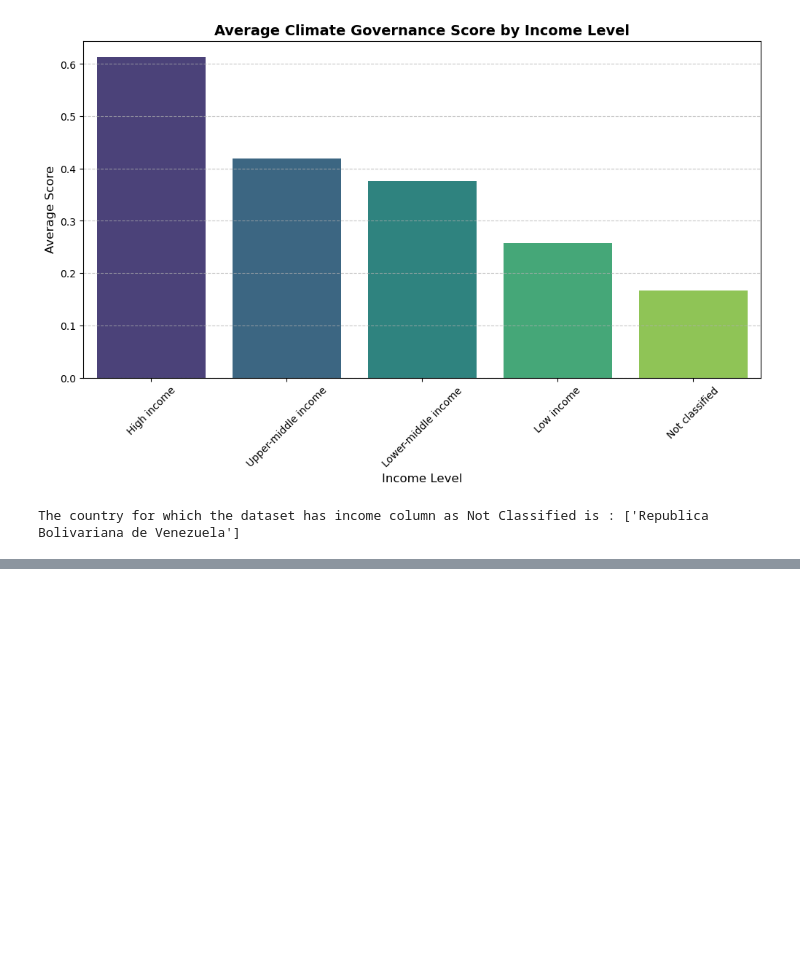
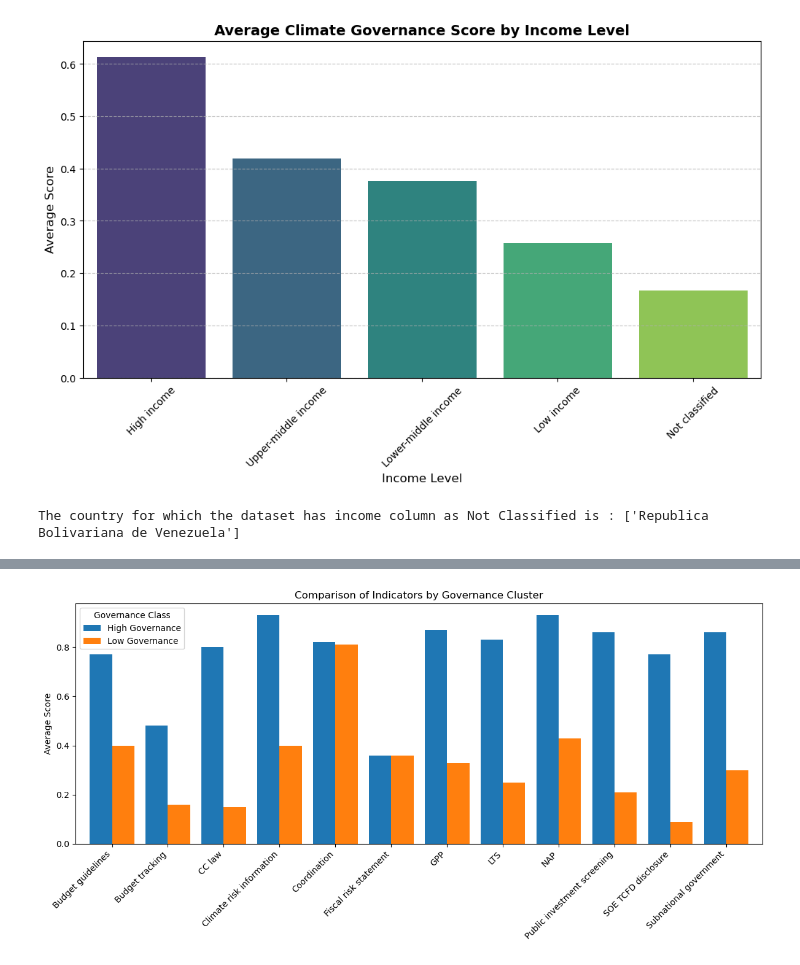
Before and after one commit to gourab1998muk/World_bank_project_42, a Jupyter notebook: notebooks/world_bank_modelling.ipynb, the cells around one changed output, grey strips where cells are left out. Drawn from its saved outputs; the diff is of its cells as text; code cells hidden in the pictures; blank space fills up the shorter version.

```diff
--- a/notebooks/world_bank_modelling.ipynb
+++ b/notebooks/world_bank_modelling.ipynb
@@ -307,0 +971,12 @@ As before, let's now plot the data as a time series using [Bokeh](https://docs.b
+# %%
+class_profiles_bar = radar_df.T  # transpose for bar plot
+
+class_profiles_bar.plot(kind='bar', figsize=(12, 6), width=0.8)
+plt.ylabel("Average Score")
+plt.title("Comparison of Indicators by Governance Cluster")
+plt.xticks(rotation=45, ha='right')
+plt.legend(title="Governance Class")
+plt.tight_layout()
+plt.show()
+# %% [output]
+[figure, added]
```
Also changed, not shown: parts of 44 cells of this notebook, 7 other files.
